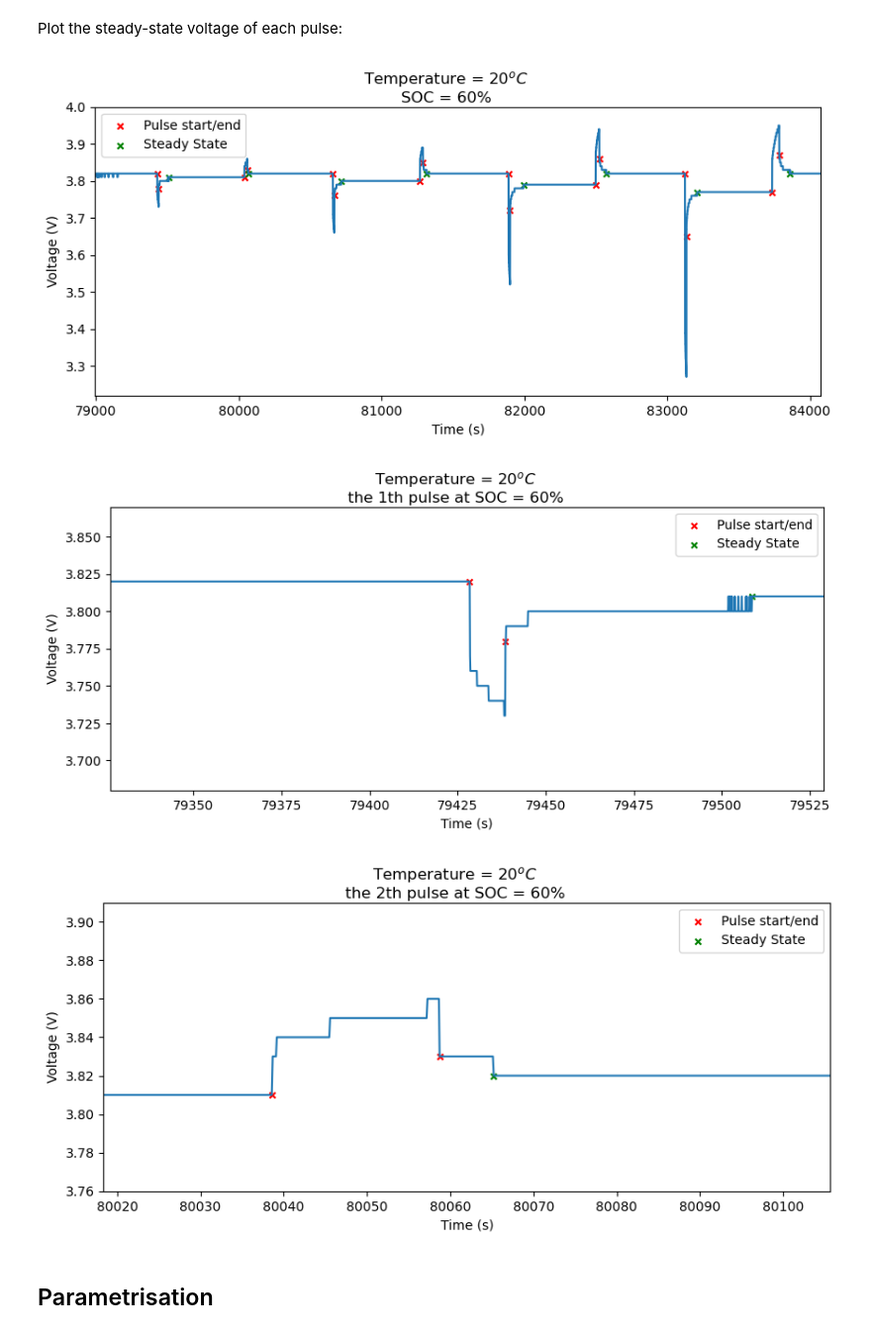
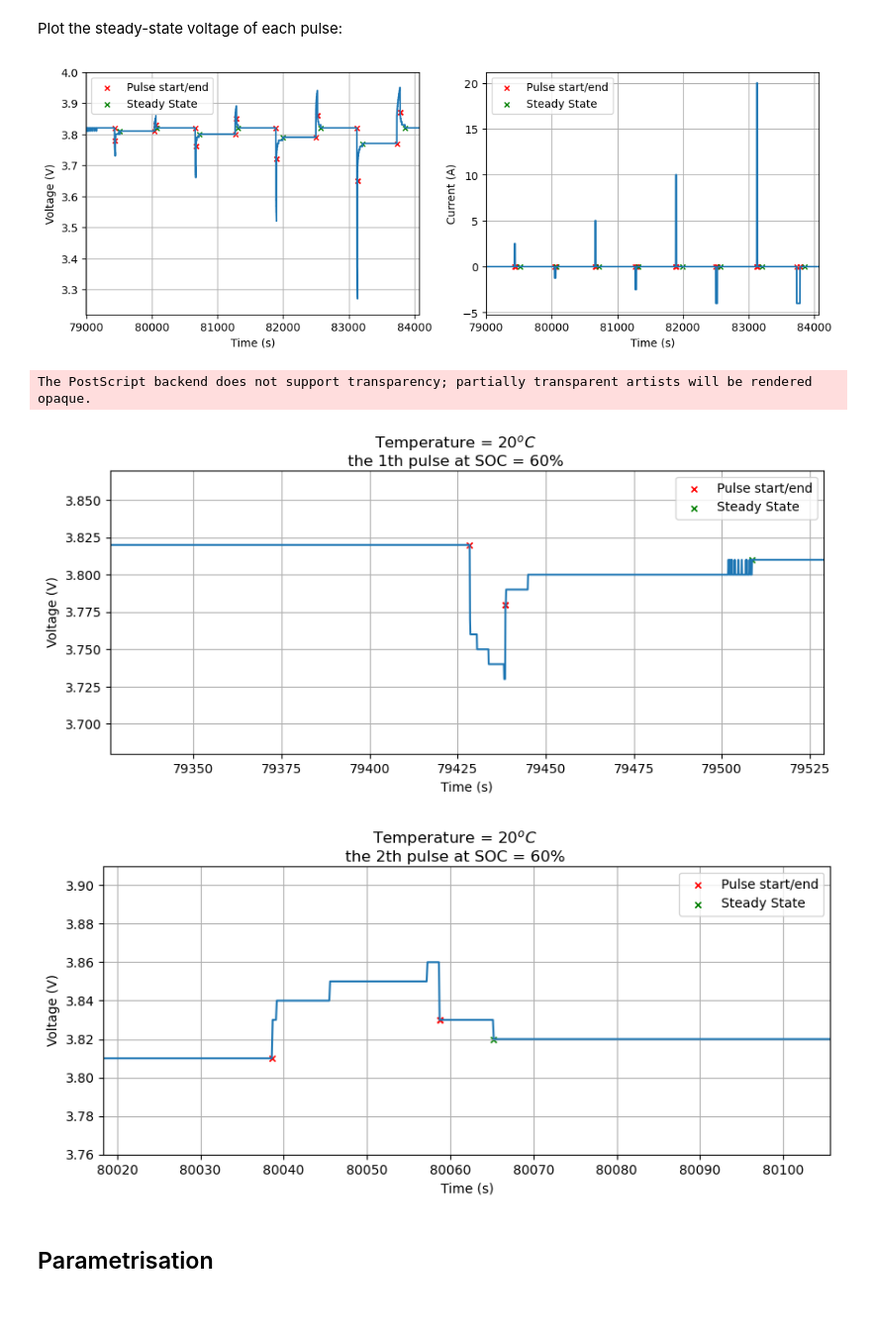
Before and after one commit to sunfanyi/modelling-of-lithium-ion-batteries, a Jupyter notebook: part_2a.ipynb, the cells around one changed output. Shown at 99% size. Cells and saved outputs as stored; diff of their text form; code cells hidden in the pictures; blank space fills up the shorter version.

```diff
--- a/part_2a.ipynb
+++ b/part_2a.ipynb
@@ -115,22 +117,24 @@ Plot the steady-state voltage of each pulse:
 # %%
 which_SOC = 4
 which_pulse = 'all'
-plot_pulses(t, I, V_actual, idx_pulse_start, idx_pulse_end,
-            which_SOC, which_pulse, idx_Vss, show_current=False)
+fig = plot_pulses(t, I, V_actual, idx_pulse_start, idx_pulse_end,
+                  which_SOC, which_pulse, idx_Vss, show_current=True, show_title=False)
+fig.savefig('Figures/Part 2/steady_state.eps', format='eps')
 
 which_SOC = 4
 which_pulse = 1
-plot_pulses(t, I, V_actual, idx_pulse_start, idx_pulse_end,
-            which_SOC, which_pulse, idx_Vss, show_current=False)
+_ = plot_pulses(t, I, V_actual, idx_pulse_start, idx_pulse_end,
+                which_SOC, which_pulse, idx_Vss, show_current=False)
 
 which_SOC = 4
 which_pulse = 2
-plot_pulses(t, I, V_actual, idx_pulse_start, idx_pulse_end,
-            which_SOC, which_pulse, idx_Vss, show_current=False)
+_ = plot_pulses(t, I, V_actual, idx_pulse_start, idx_pulse_end,
+                which_SOC, which_pulse, idx_Vss, show_current=False)
 # %% [output]
-[figure, old version]
+[figure, new version]
+The PostScript backend does not support transparency; partially transparent artists will be rendered opaque.
-[figure, old version]
+[figure, new version]
-[figure, old version]
+[figure, new version]
 # %% [markdown]
 ## Parametrisation
 # %%
```
Also changed, not shown: parts of 11 cells of this notebook, 26 other files.
